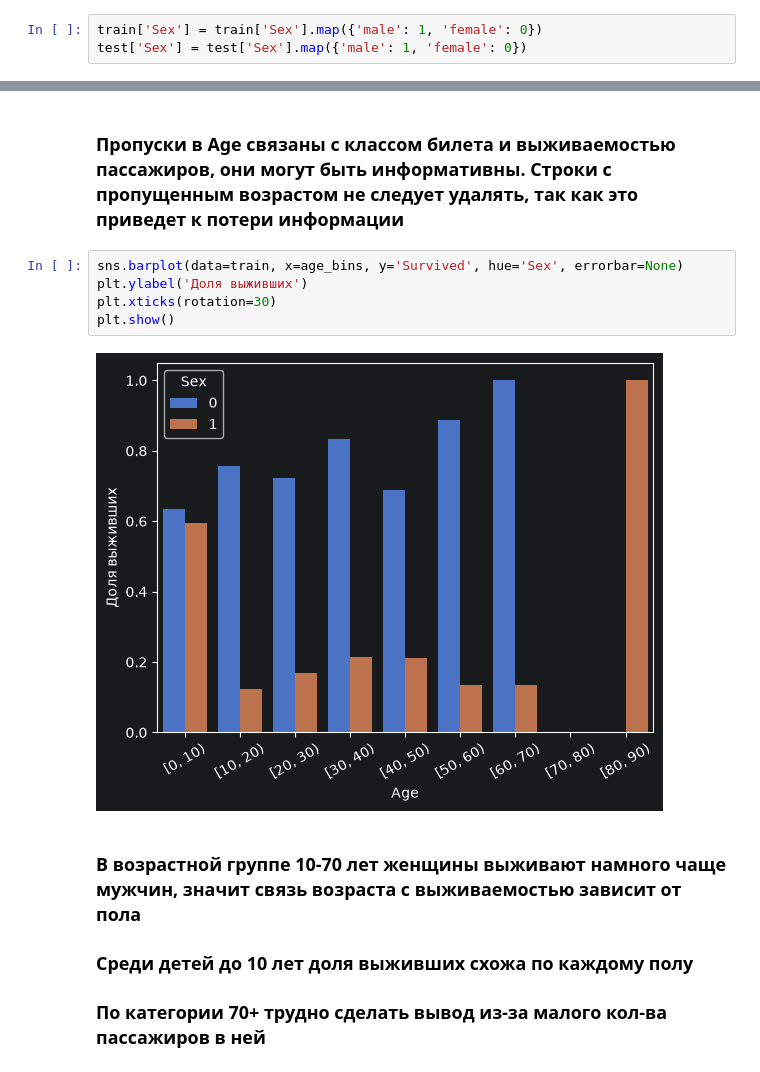
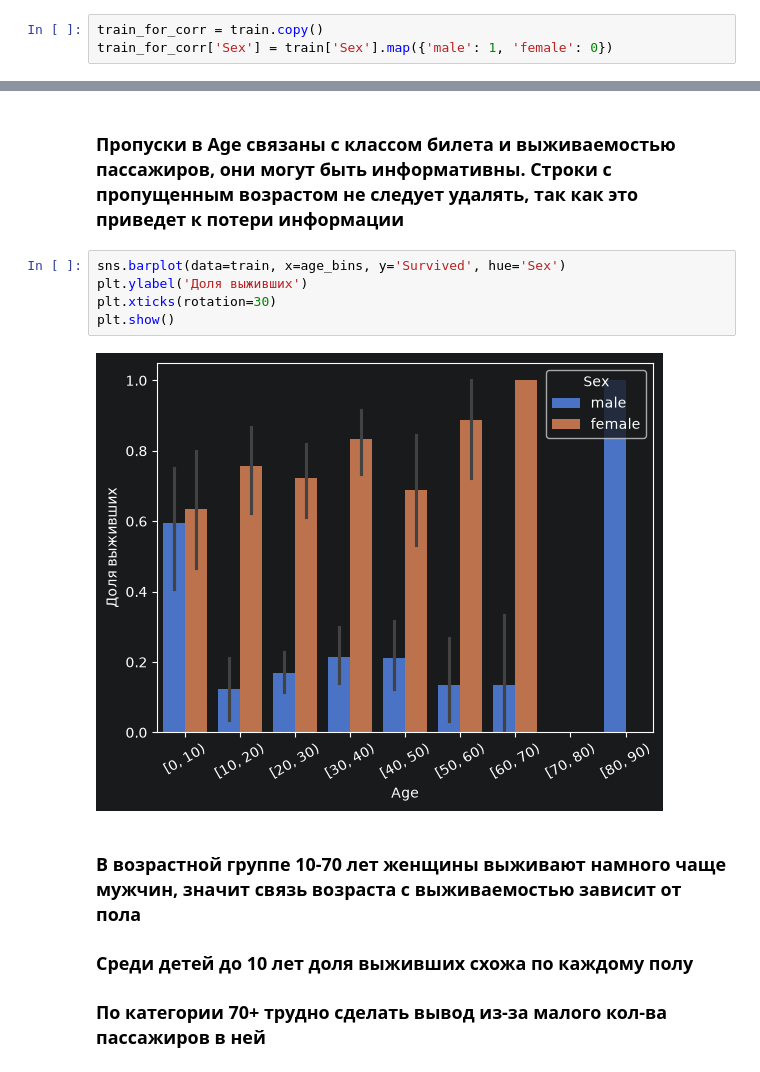
Before and after one commit to wozziwork/Kaggle_Titanik_solution, a Jupyter notebook: EDA_Titanik.ipynb, the cells around one changed output, grey strips where cells are left out. Drawn from its saved outputs; the diff is of its cells as text.

```diff
--- a/EDA_Titanik.ipynb
+++ b/EDA_Titanik.ipynb
@@ -192,4 +192,4 @@ print(test['Ticket'].isin(train['Ticket']).sum())
 # %%
-train['Sex'] = train['Sex'].map({'male': 1, 'female': 0})
-test['Sex'] = test['Sex'].map({'male': 1, 'female': 0})
+train_for_corr = train.copy()
+train_for_corr['Sex'] = train['Sex'].map({'male': 1, 'female': 0})
 # %%
@@ -299,12 +299,12 @@ for col in ['Survived', 'Pclass']:
 # %% [markdown]
 ### Пропуски в Age связаны с классом билета и выживаемостью пассажиров, они могут быть информативны. Строки с пропущенным возрастом не следует удалять, так как это приведет к потери информации
 # %%
-sns.barplot(data=train, x=age_bins, y='Survived', hue='Sex', errorbar=None)
+sns.barplot(data=train, x=age_bins, y='Survived', hue='Sex')
 plt.ylabel('Доля выживших')
 plt.xticks(rotation=30)
 plt.show()
 # %% [output]
-[figure, old version]
+[figure, new version]
 # %% [markdown]
 ### В возрастной группе 10-70 лет женщины выживают намного чаще мужчин, значит связь возраста с выживаемостью зависит от пола
 ### Среди детей до 10 лет доля выживших схожа по каждому полу
```
Also changed, not shown: parts of 16 cells of this notebook, 15 other files.
